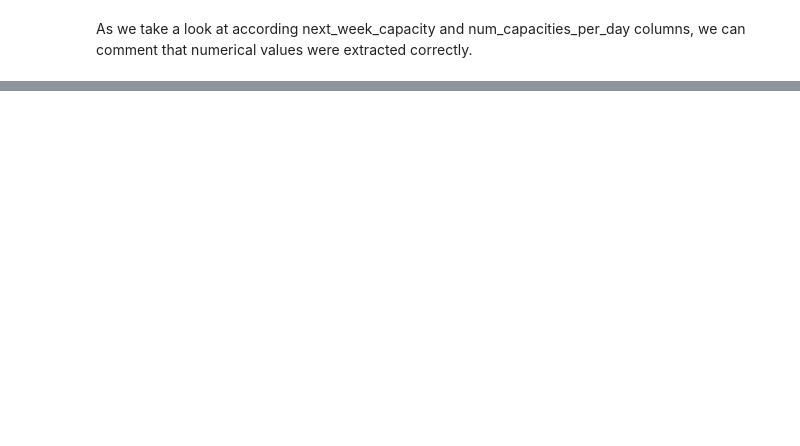
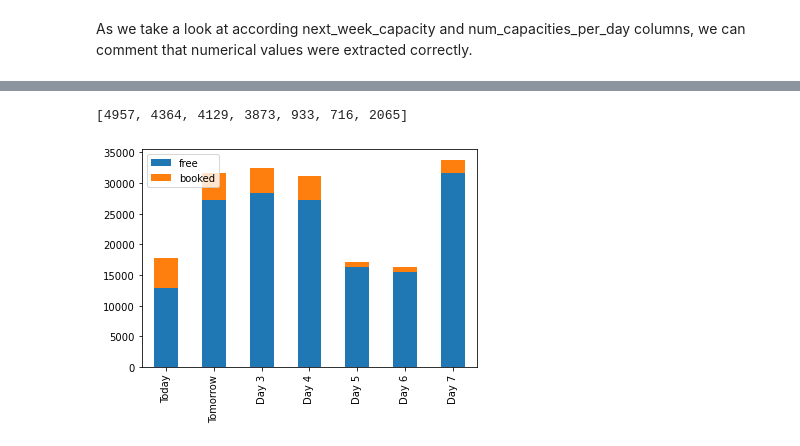
Before and after one commit to QuarksG/IES.Project_testingCapacity, a Jupyter notebook: Data_processor.ipynb, the cells around one changed output, grey strips where cells are left out. Saved outputs shown, nothing was run; the diff lists cells and outputs as text; code cells hidden in the pictures; blank space fills up the shorter version.

Commit message:
Final version of Data processor with visualisation and description included

```diff
--- a/Data_processor.ipynb
+++ b/Data_processor.ipynb
@@ -110,0 +177,23 @@ days = [1,2,3,4,5,6,7]
+# %%
+
+bookedSpotsPerDay = []
+
+
+zip_object = zip(totalSpotsPerDay, freeSpotsPerDay)
+for totalSpotsPerDay_i, freeSpotsPerDay_i in zip_object:
+    bookedSpotsPerDay.append(totalSpotsPerDay_i-freeSpotsPerDay_i)
+
+print(bookedSpotsPerDay)
+# %% [output]
+[4957, 4364, 4129, 3873, 933, 716, 2065]
+# %%
+# Stacked column representing free capacities out of total capacities defined for each day
+
+free = freeSpotsPerDay
+booked = bookedSpotsPerDay
+day = ["Today","Tomorrow","Day 3","Day 4","Day 5","Day 6","Day 7"]
+df = pd.DataFrame({'free': free,
+                   'booked': booked}, index=day)
+ax = df.plot.bar(stacked=True)
+# %% [output]
+[figure, added]
```
Also changed, not shown: parts of 6 cells of this notebook.
